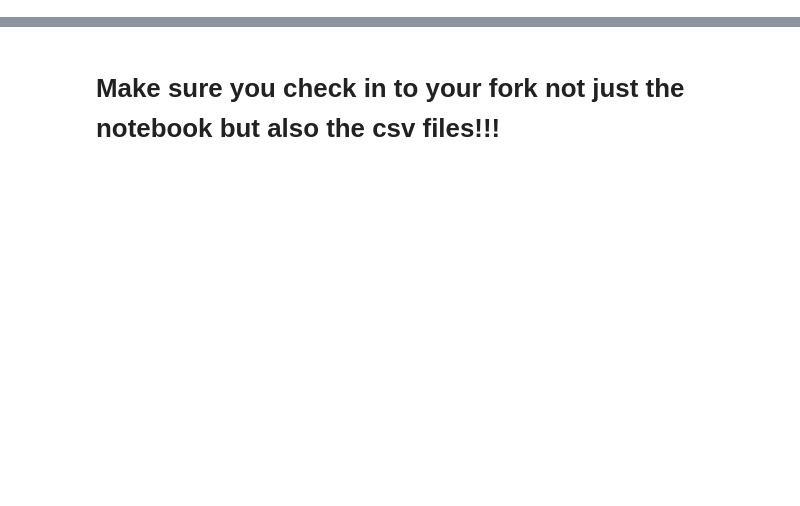
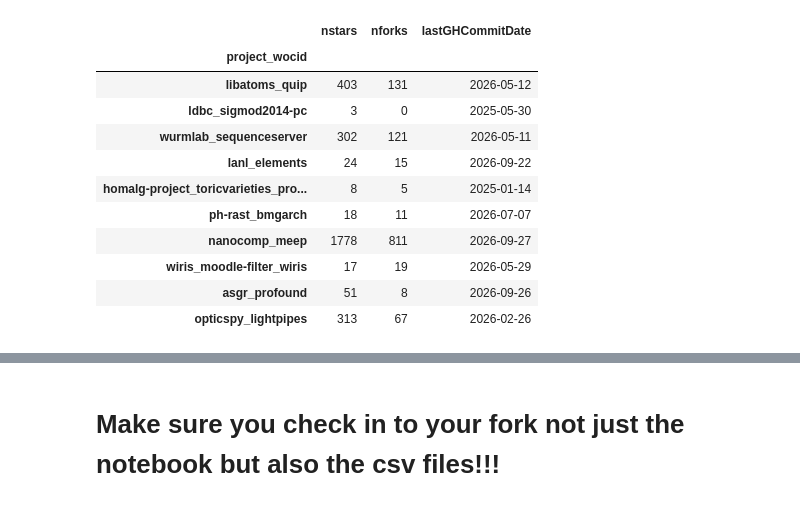
Before and after one commit to MrKleenex12/MiniProject2, a Jupyter notebook: lwang111.ipynb, the cells around one changed output, grey strips where cells are left out. Drawn from its saved outputs; the diff is of its cells as text; code cells hidden in the pictures; blank space fills up the shorter version.

```diff
--- a/lwang111.ipynb
+++ b/lwang111.ipynb
@@ -99,0 +4,17 @@ dfinf.to_csv(yournetid+'_project_summary.csv', index=False,sep=';', mode='a', he
+# %%
+# --- Setup: WoC client and assigned projects ---
+import os
+import time
+from datetime import datetime, timezone
+
+import pandas as pd
+import requests
+from tqdm import tqdm
+from woc.remote import WocMapsRemote
+
+woc = WocMapsRemote(base_url="https://worldofcode.org/api/")
+
+yournetid = 'lwang111'
+assignments = pd.read_csv('net2prj.csv')
+my_projects = assignments[assignments['netID'] == yournetid].reset_index(drop=True)
+my_projects
@@ -99,0 +216,58 @@ dfinf.to_csv(yournetid+'_project_summary.csv', index=False,sep=';', mode='a', he
+# %%
+# --- Step 6: GitHub stats per project ---
+# Set GITHUB_TOKEN to avoid the 60 requests/hour unauthenticated limit.
+github_token = os.environ.get('GITHUB_TOKEN')
+github_headers = {'Accept': 'application/vnd.github+json'}
+if github_token:
+    github_headers['Authorization'] = f'Bearer {github_token}'
+
+# Turn a GitHub URL like https://github.com/owner/repo into "owner/repo".
+def extract_owner_and_repo(github_url):
+    return github_url.rstrip('/').removeprefix('https://github.com/')
+
+# Fetch star count, fork count, and latest default-branch commit date for one repo.
+def fetch_github_repo_stats(github_url):
+    owner_and_repo = extract_owner_and_repo(github_url)
+    repo_api_url = f'https://api.github.com/repos/{owner_and_repo}'
+
+    repo_response = requests.get(repo_api_url, headers=github_headers)
+    repo_response.raise_for_status()
+    repo_info = repo_response.json()
+
+    latest_commit_response = requests.get(
+        f'{repo_api_url}/commits',
+        headers=github_headers,
+        params={'per_page': 1},
+    )
+    latest_commit_response.raise_for_status()
+    latest_commit = latest_commit_response.json()[0]
+    last_commit_date = latest_commit['commit']['committer']['date'][:10]
+
+    return {
+        'nstars': repo_info['stargazers_count'],
+        'nforks': repo_info['forks_count'],
+        'lastGHCommitDate': last_commit_date,
+    }
+
+github_rows = []
+for _, row in my_projects.iterrows():
+    repo_stats = fetch_github_repo_stats(row['GH'])
+    repo_stats['project_wocid'] = row['WoC']
+    github_rows.append(repo_stats)
+    time.sleep(PAUSE_SECONDS)
+
+github_stats = pd.DataFrame(github_rows).set_index('project_wocid')
+github_stats
+# %% [output]
+|  | nstars | nforks | lastGHCommitDate |
+| project_wocid |  |  |  |
+| libatoms_quip | 403 | 131 | 2026-05-12 |
+| ldbc_sigmod2014-pc | 3 | 0 | 2025-05-30 |
+| wurmlab_sequenceserver | 302 | 121 | 2026-05-11 |
+| lanl_elements | 24 | 15 | 2026-09-22 |
+| homalg-project_toricvarieties_pro... | 8 | 5 | 2025-01-14 |
+| ph-rast_bmgarch | 18 | 11 | 2026-07-07 |
+| nanocomp_meep | 1778 | 811 | 2026-09-27 |
+| wiris_moodle-filter_wiris | 17 | 19 | 2026-05-29 |
+| asgr_profound | 51 | 8 | 2026-09-26 |
+| opticspy_lightpipes | 313 | 67 | 2026-02-26 |
```
Also changed, not shown: parts of 17 cells of this notebook, 1 other file.
